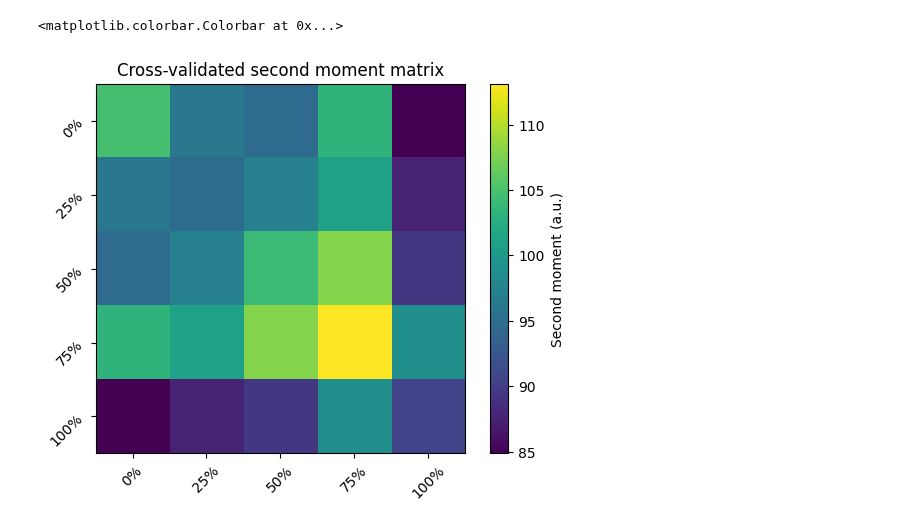
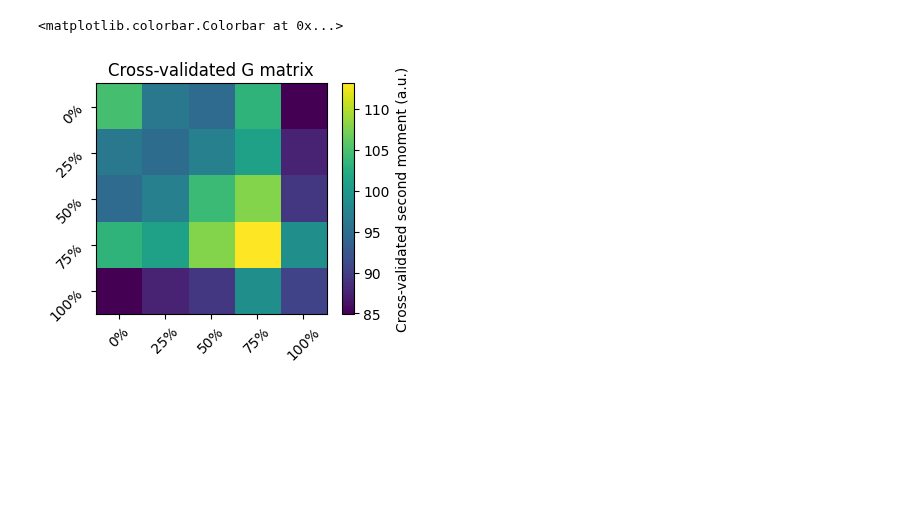
Before and after one commit to mnlmrc/didactic, a Jupyter notebook: rsa.ipynb, the cells around one changed output. Saved outputs shown, nothing was run; the diff lists cells and outputs as text; code cells hidden in the pictures; blank space fills up the shorter version.

```diff
--- a/rsa.ipynb
+++ b/rsa.ipynb
@@ -6,6 +8,8 @@ import PcmPy as pcm
 import pandas as pd
 import nitools as nt
 import pickle
+
+plt.style.use('default')
 # %%
 f = open('data_demo_smp.p', 'rb')
 Y, cond_vec, part_vec, cond_names = pickle.load(f)
@@ -81,11 +121,12 @@ Yet if $ y_{i} $ and $ y_{j} $ are activity patterns
 # %%
 G_cv, _ = pcm.est_G_crossval(Y, cond_vec, part_vec)
 
+plt.figure(figsize=(4, 3))
 plt.imshow(G_cv)
 plt.xticks(np.arange(len(cond_names)), cond_names, rotation=45)
 plt.yticks(np.arange(len(cond_names)), cond_names, rotation=45)
-plt.title('Cross-validated second moment matrix')
-plt.colorbar(label='Second moment (a.u.)')
+plt.title('Cross-validated G matrix')
+plt.colorbar(label='Cross-validated second moment (a.u.)')
 # %% [output]
 <matplotlib.colorbar.Colorbar at 0x...>
-[figure, old version]
+[figure, new version]
```
Also changed, not shown: parts of 11 cells of this notebook, 1 other file.
